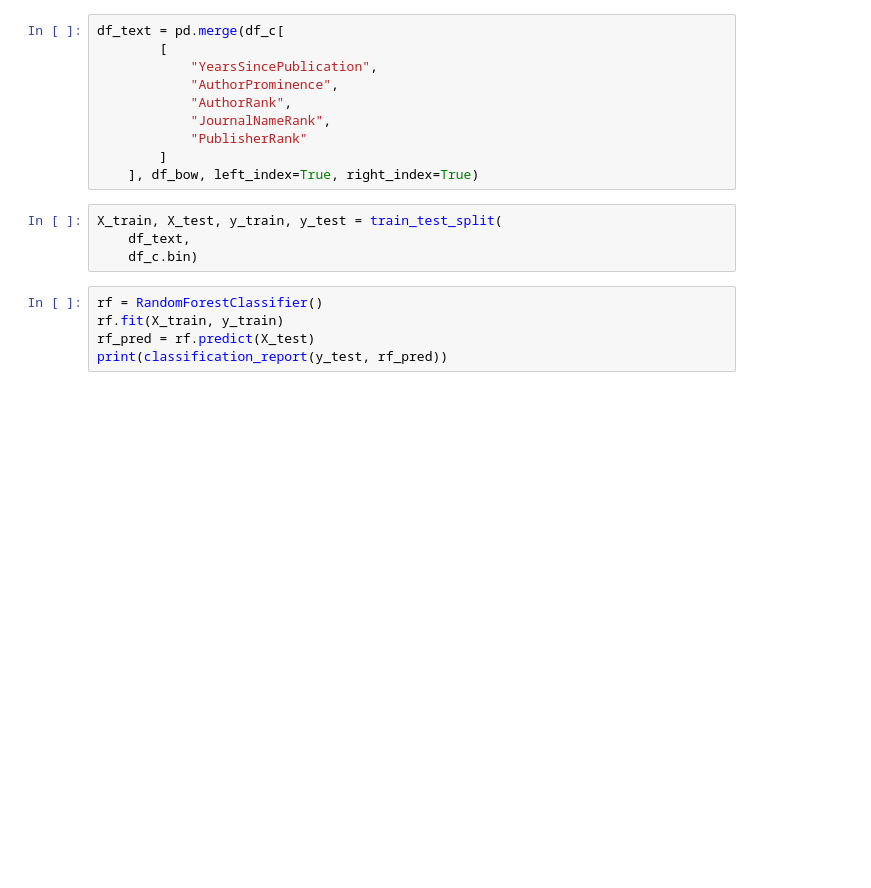
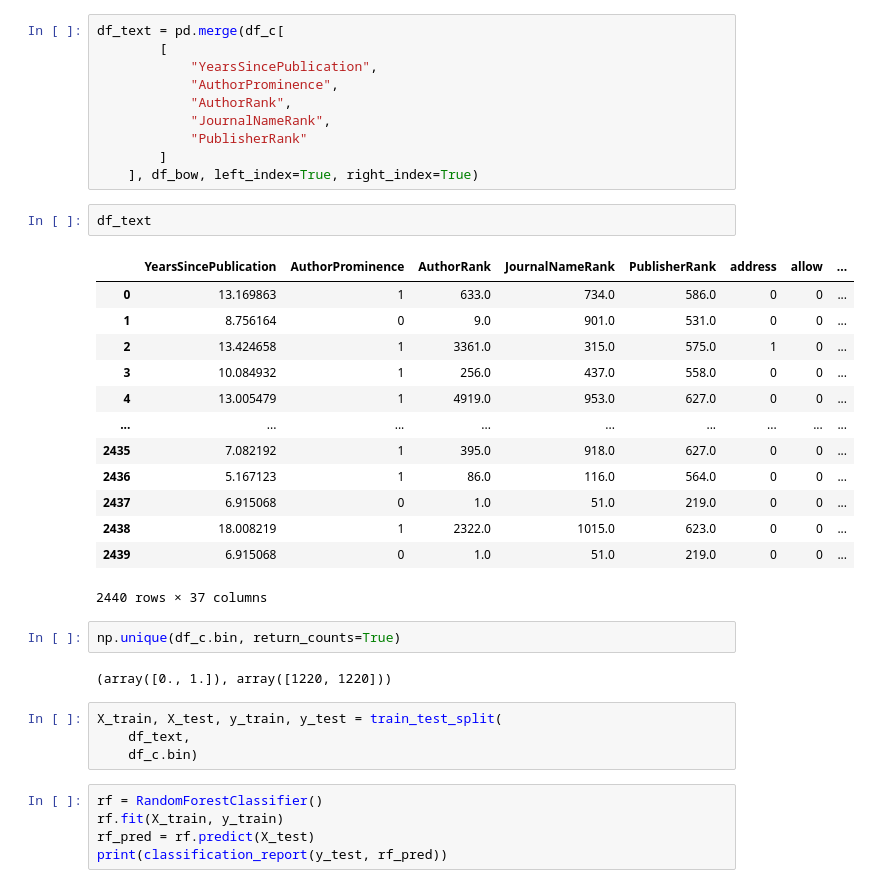
Before and after one commit to anton164/predicting-citation-counts, a Jupyter notebook: notebooks/eli_bin.ipynb, the cells around one changed output. Cells and saved outputs as stored; diff of their text form; blank space fills up the shorter version.

```diff
--- a/notebooks/eli_bin.ipynb
+++ b/notebooks/eli_bin.ipynb
@@ -259,6 +259,26 @@ df_text = pd.merge(df_c[
             "PublisherRank"
         ]
     ], df_bow, left_index=True, right_index=True)
+# %%
+df_text
+# %% [output]
+|  | YearsSincePublication | AuthorProminence | AuthorRank | JournalNameRank | PublisherRank | address | allow | ... |
+| 0 | 13.169863 | 1 | 633.0 | 734.0 | 586.0 | 0 | 0 | ... |
+| 1 | 8.756164 | 0 | 9.0 | 901.0 | 531.0 | 0 | 0 | ... |
+| 2 | 13.424658 | 1 | 3361.0 | 315.0 | 575.0 | 1 | 0 | ... |
+| 3 | 10.084932 | 1 | 256.0 | 437.0 | 558.0 | 0 | 0 | ... |
+| 4 | 13.005479 | 1 | 4919.0 | 953.0 | 627.0 | 0 | 0 | ... |
+| ... | ... | ... | ... | ... | ... | ... | ... | ... |
+| 2435 | 7.082192 | 1 | 395.0 | 918.0 | 627.0 | 0 | 0 | ... |
+| 2436 | 5.167123 | 1 | 86.0 | 116.0 | 564.0 | 0 | 0 | ... |
+| 2437 | 6.915068 | 0 | 1.0 | 51.0 | 219.0 | 0 | 0 | ... |
+| 2438 | 18.008219 | 1 | 2322.0 | 1015.0 | 623.0 | 0 | 0 | ... |
+| 2439 | 6.915068 | 0 | 1.0 | 51.0 | 219.0 | 0 | 0 | ... |
+2440 rows × 37 columns
+# %%
+np.unique(df_c.bin, return_counts=True)
+# %% [output]
+(array([0., 1.]), array([1220, 1220]))
 # %%
 X_train, X_test, y_train, y_test = train_test_split(
     df_text,
```
Also changed, not shown: parts of 30 cells of this notebook.
